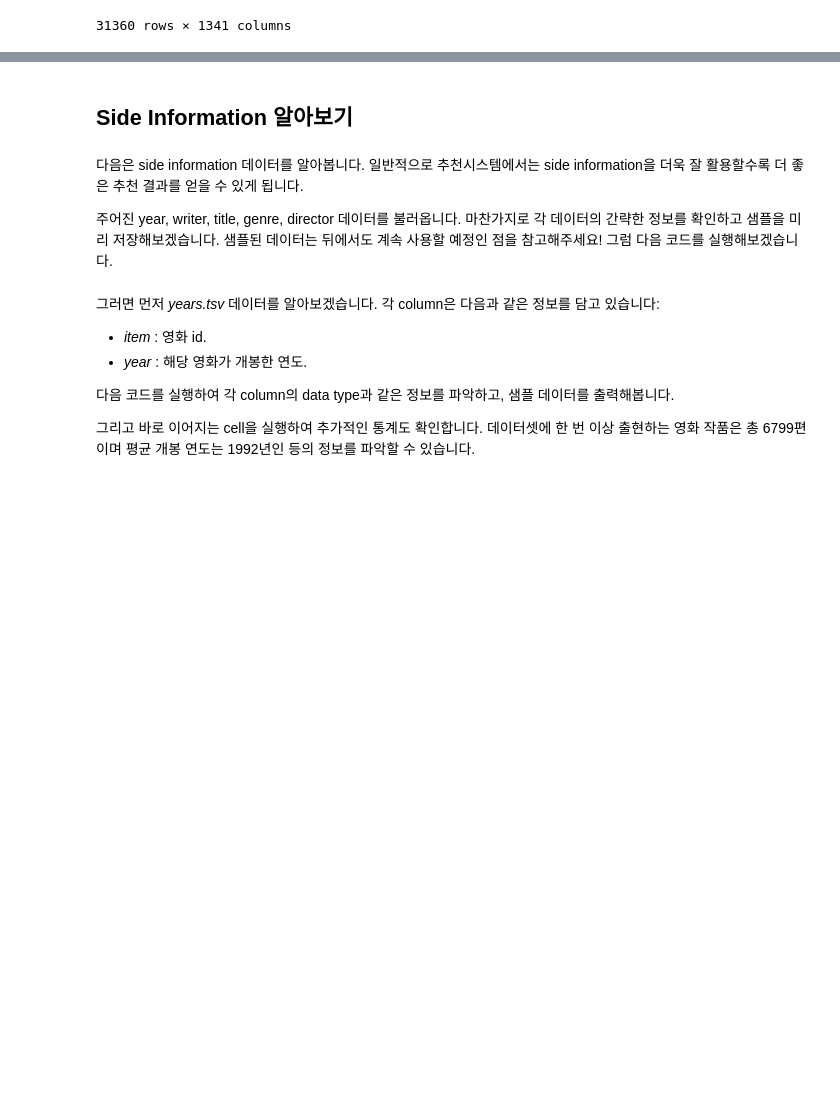
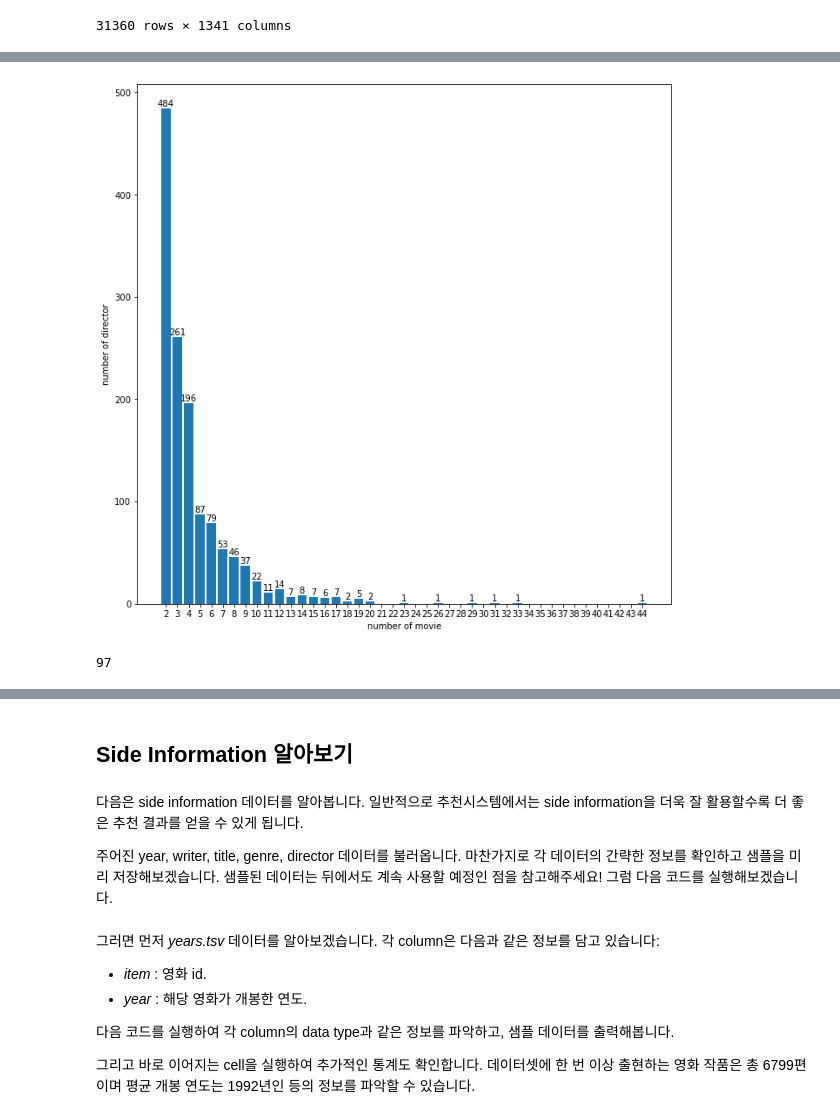
Before and after one commit to boostcampaitech3/level2-movie-recommendation-level2-recsys-15, a Jupyter notebook: T3073/working/correlation.ipynb, the cells around one changed output, grey strips where cells are left out. Saved outputs shown, nothing was run; the diff lists cells and outputs as text; code cells hidden in the pictures; blank space fills up the shorter version.

```diff
--- a/T3073/working/correlation.ipynb
+++ b/T3073/working/correlation.ipynb
@@ -309,14 +311,3 @@ user_prefer_director_df
 | 31358 | 138492 | 0 | 0 | 0 | 0 | 0 | 0 | 0 | 0 | ... |
 | 31359 | 138493 | 0 | 0 | 0 | 0 | 0 | 0 | 0 | 0 | ... |
 31360 rows × 1341 columns
-# %%
-# 유저 별로 많이 본 감독이 존재한다 -> 약 31338명
-users = np.unique(train_df['user'])
-cnt = 0
-user_prefer = []
-for u in users:
-    num_director = len(np.unique(director_df.loc[director_df['user'] == u,'director']))
-    num_movies = len(director_df.loc[director_df['user'] == u])
-    if num_director != num_movies:
-        cnt += 1
-        user_prefer.append(u)
@@ -354,0 +316,4 @@ user_prefer_director_df.loc[user_prefer_director_df['user'] == 11,].value_counts
+# %%
+movie_count_per_director = director_data['director'].value_counts()
+
+movie_count_per_director
@@ -354,0 +333,23 @@ user_prefer_director_df.loc[user_prefer_director_df['user'] == 11,].value_counts
+# %%
+max_count = max(movie_count_per_director)
+min_count = min(movie_count_per_director)
+
+x = np.arange(min_count,max_count+1,1)
+y = []
+for cnt in range(min_count,max_count+1):
+    y.append((movie_count_per_director == cnt).sum())
+# %%
+fig,ax = plt.subplots(figsize=(11,11))
+ax.set_xticks(x)
+ax.set_xlabel('number of movie')
+ax.set_ylabel('number of director')
+rects = ax.bar(x,y)
+
+for rect in rects:
+    x = rect.get_x()
+    width = rect.get_width()
+    height = int(rect.get_height())
+    if height != 0:
+        ax.text(x+width/2,height+2,str(height),ha='center')
+# %% [output]
+[figure, added]
@@ -354,0 +359,4 @@ user_prefer_director_df.loc[user_prefer_director_df['user'] == 11,].value_counts
+# %%
+counting_director(movie_count_per_director,10)
+# %% [output]
+97
```
Also changed, not shown: parts of 58 cells of this notebook.
